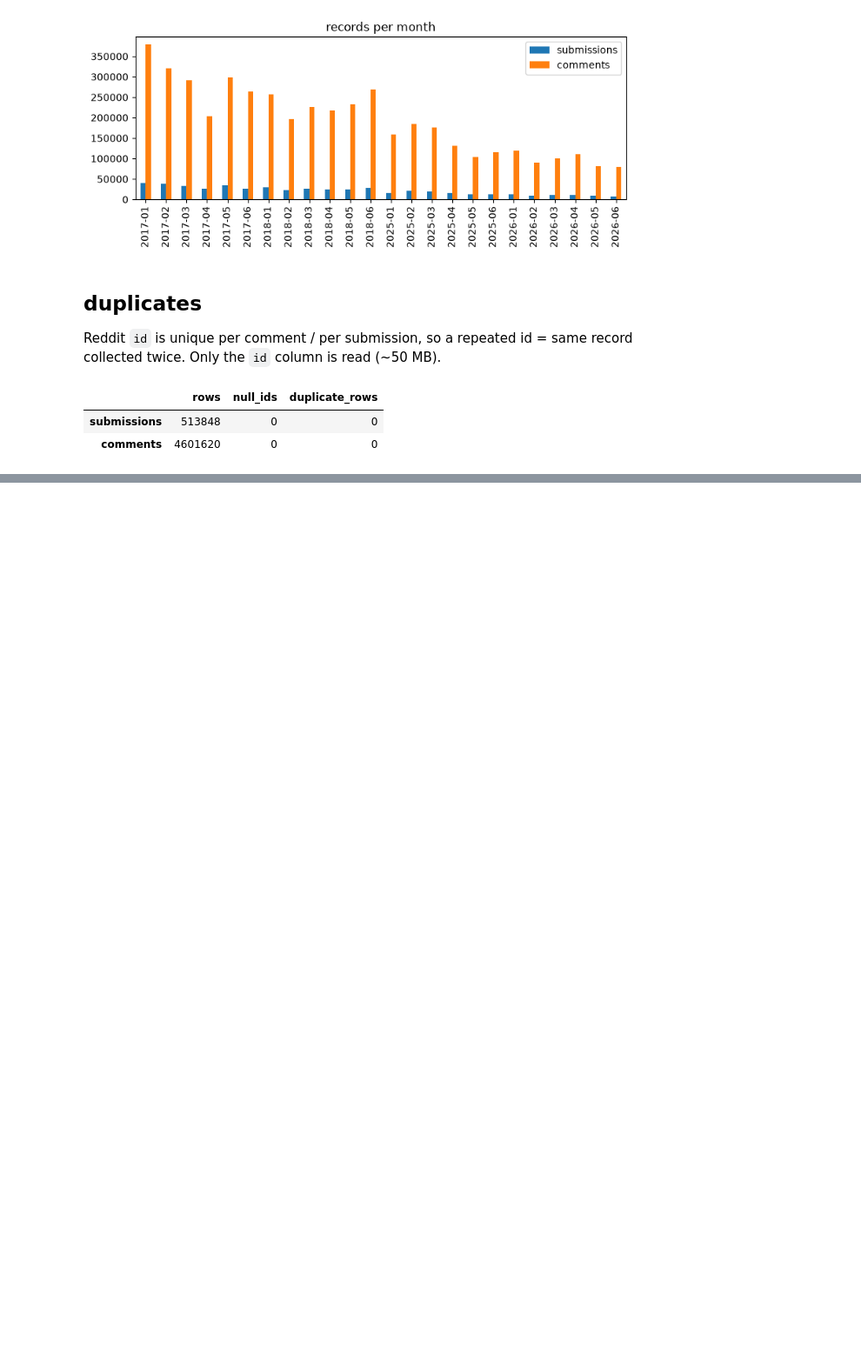
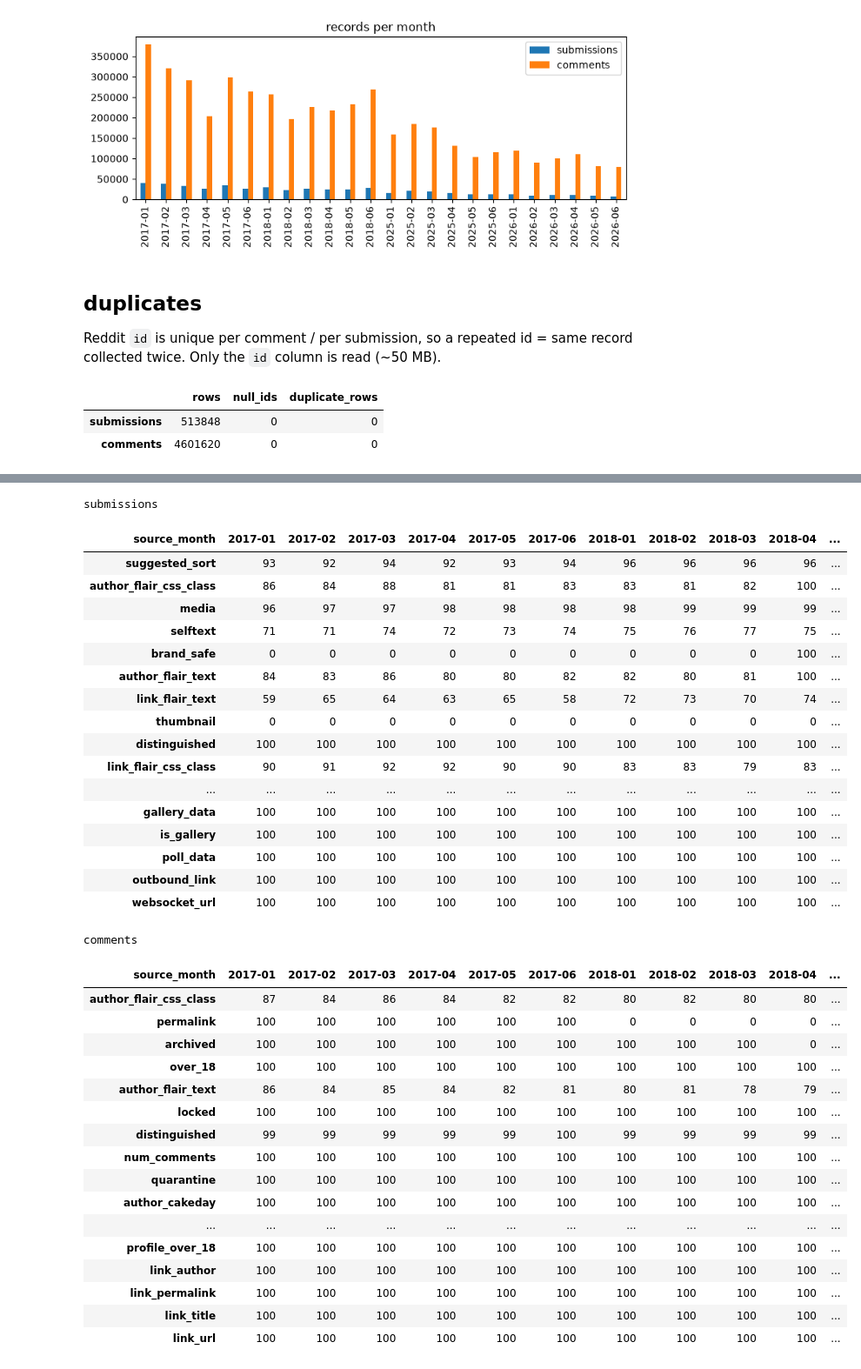
Before and after one commit to khorunzhaviktoriia/reddit_analysis_project, a Jupyter notebook: notebooks/basic_metrics.ipynb, the cells around one changed output, grey strips where cells are left out. Shown at 87% size. Saved outputs shown, nothing was run; the diff lists cells and outputs as text; code cells hidden in the pictures; blank space fills up the shorter version.

Commit message:
First look on data

```diff
--- a/notebooks/basic_metrics.ipynb
+++ b/notebooks/basic_metrics.ipynb
@@ -126,0 +131,7 @@ pd.DataFrame({k: dup_check(k) for k in files}).T
+# %%
+import pyarrow as pa
+
+with pd.option_context("display.max_rows", None, "display.max_columns", None, "display.max_colwidth", 60):
+    for k, f in files.items():
+        print(k)
+        display(next(f.iter_batches(batch_size=3)).to_pandas().T)
@@ -126,0 +179,22 @@ pd.DataFrame({k: dup_check(k) for k in files}).T
+# %%
+def null_counts(name):
+    f = files[name]
+    md = f.metadata
+    out = {}
+    for j in range(md.num_columns):
+        stats = [md.row_group(i).column(j).statistics for i in range(md.num_row_groups)]
+        c = md.schema.column(j).name
+        if all(s is not None and s.has_null_count for s in stats):
+            out[c] = sum(s.null_count for s in stats)
+        else:  # no footer stats (all-null columns) -> read it, cheap
+            out[c] = f.read(columns=[c])[c].null_count
+    s = pd.Series(out)
+    return pd.DataFrame({"nulls": s, "null_%": (100 * s / md.num_rows).round(1)})
+
+
+nulls = pd.concat({k: null_counts(k) for k in files}, axis=1)
+all_null = {k: nulls.index[nulls[(k, "nulls")] == files[k].metadata.num_rows].tolist() for k in files}
+for k, cols in all_null.items():
+    print(f"{k}: {len(cols)} columns 100% null (drop):", cols)
+with pd.option_context("display.max_rows", None):
+    display(nulls[(nulls.xs("null_%", axis=1, level=1) > 0).any(axis=1)].sort_values(("comments", "null_%")))
@@ -126,0 +222,50 @@ pd.DataFrame({k: dup_check(k) for k in files}).T
+# %%
+# nulls come in whole-month blocks (field missing from that period's dump) -> % null per month
+def null_pct_by_month(name, cols):
+    f = files[name]
+    month = f.read(columns=["source_month"])["source_month"].to_pandas()
+    return pd.DataFrame({c: f.read(columns=[c])[c].is_null().to_pandas().groupby(month).mean() * 100 for c in cols}).T.round().astype(int)
+
+
+with pd.option_context("display.max_rows", None, "display.max_columns", None):
+    for k in files:
+        partial = nulls.index[(nulls[(k, "nulls")] > 0) & (nulls[(k, "nulls")] < files[k].metadata.num_rows)]
+        print(k)
+        display(null_pct_by_month(k, partial))
+# %% [output]
+submissions
+| source_month | 2017-01 | 2017-02 | 2017-03 | 2017-04 | 2017-05 | 2017-06 | 2018-01 | 2018-02 | 2018-03 | 2018-04 | ... |
+| suggested_sort | 93 | 92 | 94 | 92 | 93 | 94 | 96 | 96 | 96 | 96 | ... |
+| author_flair_css_class | 86 | 84 | 88 | 81 | 81 | 83 | 83 | 81 | 82 | 100 | ... |
+| media | 96 | 97 | 97 | 98 | 98 | 98 | 98 | 99 | 99 | 99 | ... |
+| selftext | 71 | 71 | 74 | 72 | 73 | 74 | 75 | 76 | 77 | 75 | ... |
+| brand_safe | 0 | 0 | 0 | 0 | 0 | 0 | 0 | 0 | 0 | 100 | ... |
+| author_flair_text | 84 | 83 | 86 | 80 | 80 | 82 | 82 | 80 | 81 | 100 | ... |
+| link_flair_text | 59 | 65 | 64 | 63 | 65 | 58 | 72 | 73 | 70 | 74 | ... |
+| thumbnail | 0 | 0 | 0 | 0 | 0 | 0 | 0 | 0 | 0 | 0 | ... |
+| distinguished | 100 | 100 | 100 | 100 | 100 | 100 | 100 | 100 | 100 | 100 | ... |
+| link_flair_css_class | 90 | 91 | 92 | 92 | 90 | 90 | 83 | 83 | 79 | 83 | ... |
+| ... | ... | ... | ... | ... | ... | ... | ... | ... | ... | ... | ... |
+| gallery_data | 100 | 100 | 100 | 100 | 100 | 100 | 100 | 100 | 100 | 100 | ... |
+| is_gallery | 100 | 100 | 100 | 100 | 100 | 100 | 100 | 100 | 100 | 100 | ... |
+| poll_data | 100 | 100 | 100 | 100 | 100 | 100 | 100 | 100 | 100 | 100 | ... |
+| outbound_link | 100 | 100 | 100 | 100 | 100 | 100 | 100 | 100 | 100 | 100 | ... |
+| websocket_url | 100 | 100 | 100 | 100 | 100 | 100 | 100 | 100 | 100 | 100 | ... |
+comments
+| source_month | 2017-01 | 2017-02 | 2017-03 | 2017-04 | 2017-05 | 2017-06 | 2018-01 | 2018-02 | 2018-03 | 2018-04 | ... |
+| author_flair_css_class | 87 | 84 | 86 | 84 | 82 | 82 | 80 | 82 | 80 | 80 | ... |
+| permalink | 100 | 100 | 100 | 100 | 100 | 100 | 0 | 0 | 0 | 0 | ... |
+| archived | 100 | 100 | 100 | 100 | 100 | 100 | 100 | 100 | 100 | 0 | ... |
+| over_18 | 100 | 100 | 100 | 100 | 100 | 100 | 100 | 100 | 100 | 100 | ... |
+| author_flair_text | 86 | 84 | 85 | 84 | 82 | 81 | 80 | 81 | 78 | 79 | ... |
+| locked | 100 | 100 | 100 | 100 | 100 | 100 | 100 | 100 | 100 | 100 | ... |
+| distinguished | 99 | 99 | 99 | 99 | 99 | 100 | 99 | 99 | 99 | 99 | ... |
+| num_comments | 100 | 100 | 100 | 100 | 100 | 100 | 100 | 100 | 100 | 100 | ... |
+| quarantine | 100 | 100 | 100 | 100 | 100 | 100 | 100 | 100 | 100 | 100 | ... |
+| author_cakeday | 100 | 100 | 100 | 100 | 100 | 100 | 100 | 100 | 100 | 100 | ... |
+| ... | ... | ... | ... | ... | ... | ... | ... | ... | ... | ... | ... |
+| profile_over_18 | 100 | 100 | 100 | 100 | 100 | 100 | 100 | 100 | 100 | 100 | ... |
+| link_author | 100 | 100 | 100 | 100 | 100 | 100 | 100 | 100 | 100 | 100 | ... |
+| link_permalink | 100 | 100 | 100 | 100 | 100 | 100 | 100 | 100 | 100 | 100 | ... |
+| link_title | 100 | 100 | 100 | 100 | 100 | 100 | 100 | 100 | 100 | 100 | ... |
+| link_url | 100 | 100 | 100 | 100 | 100 | 100 | 100 | 100 | 100 | 100 | ... |
```
Also changed, not shown: parts of 11 cells of this notebook, 1 other file.
